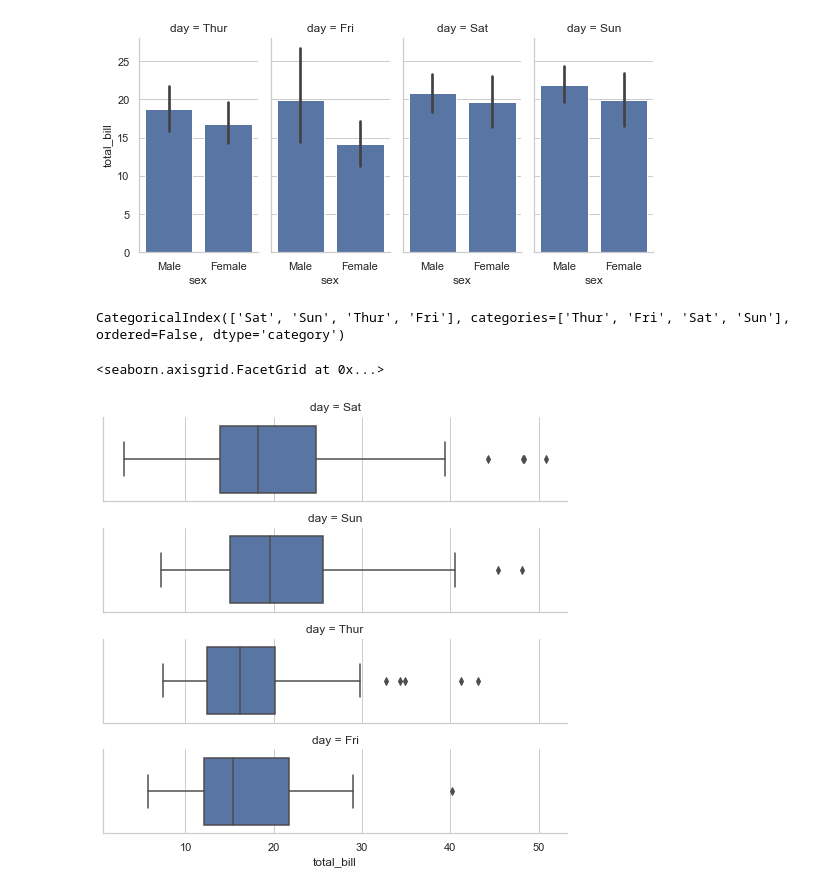
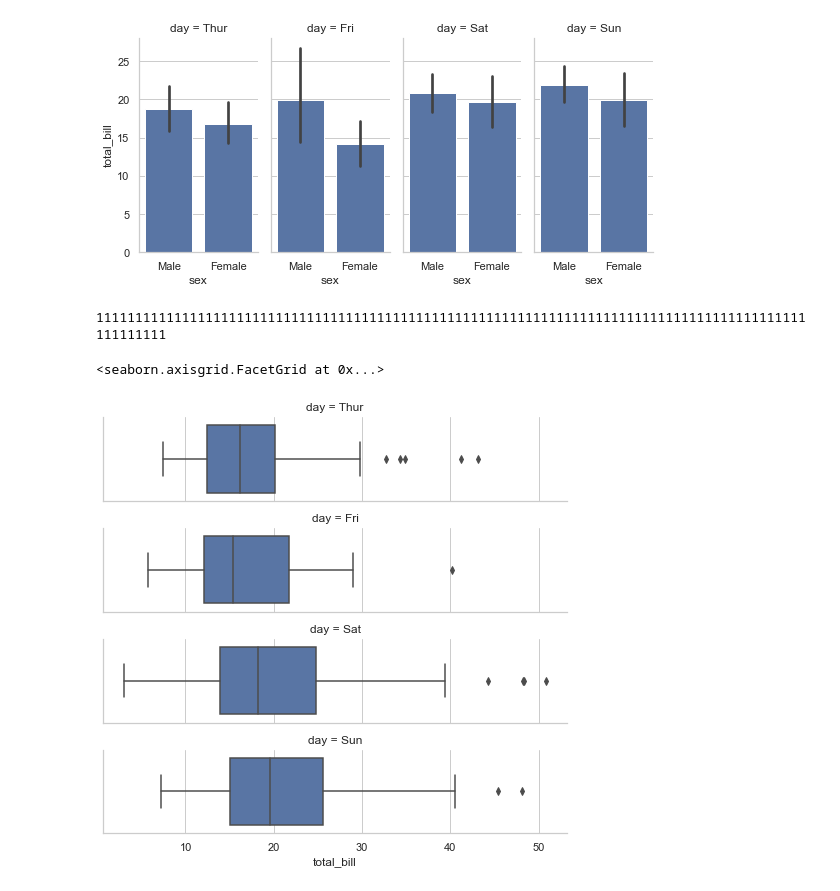
Before and after one commit to lixixi89055465/py_stu, a Jupyter notebook: tangyudi/base/seaborn/example-04.ipynb, the cells around one changed output. Cells and saved outputs as stored; diff of their text form; code cells hidden in the pictures.

```diff
--- a/tangyudi/base/seaborn/example-04.ipynb
+++ b/tangyudi/base/seaborn/example-04.ipynb
@@ -89,16 +89,19 @@ g.map(sns.barplot,'sex','total_bill')
 <seaborn.axisgrid.FacetGrid at 0x...>
 [figure]
 # %%
-from pandas import Categorical
 # print(tips.day)
 # print(tips.day.value_counts())
 # print(tips.day.value_counts().index)
 
 ordered_days=tips.day.value_counts().index
-print(ordered_days)
+print('1'*100)
+ordered_days=[ 'Thur', 'Fri','Sat','Sun']
+# print(ordered_days)
+
 g=sns.FacetGrid(tips,row='day',row_order=ordered_days,size=1.7,aspect=4,)
+
 g.map(sns.boxplot,'total_bill')
 # %% [output]
-CategoricalIndex(['Sat', 'Sun', 'Thur', 'Fri'], categories=['Thur', 'Fri', 'Sat', 'Sun'], ordered=False, dtype='category')
+1111111111111111111111111111111111111111111111111111111111111111111111111111111111111111111111111111
 <seaborn.axisgrid.FacetGrid at 0x...>
-[figure, old version]
+[figure, new version]
```
Also changed, not shown: parts of 6 cells of this notebook.
